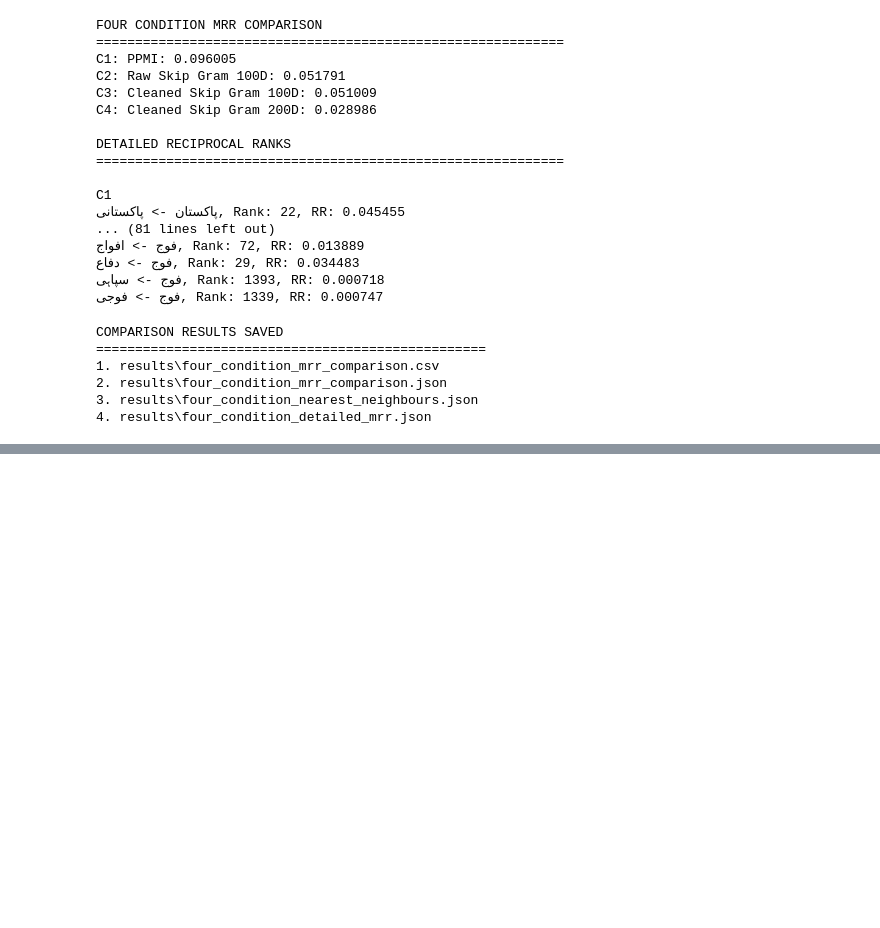
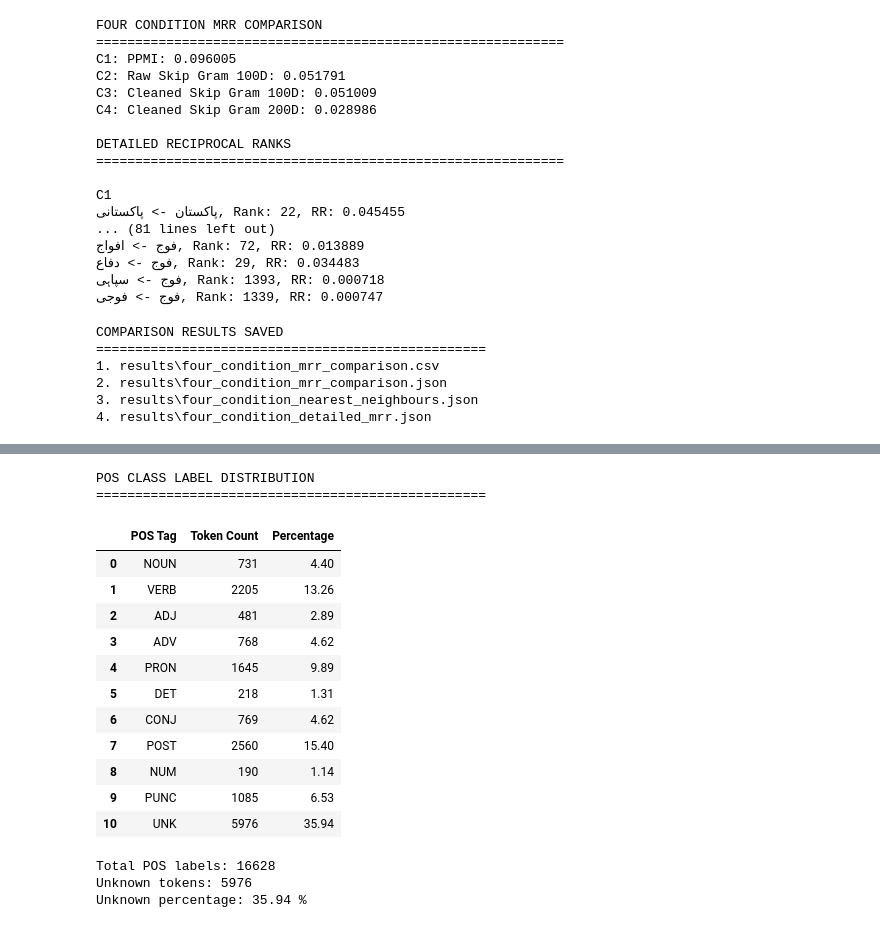
Before and after one commit to hajiqasim358/i24-8011-NLP-Assignment2, a Jupyter notebook: Assignment_2.ipynb, the cells around one changed output, grey strips where cells are left out. Cells and saved outputs as stored; diff of their text form; code cells hidden in the pictures; blank space fills up the shorter version.

```diff
--- a/Assignment_2.ipynb
+++ b/Assignment_2.ipynb
@@ -5938,0 +7292,11 @@ COMPARISON RESULTS SAVED
+# %%
+# Test improved POS tagger
+
+sample_tokens = selected_sentences[0]["tokens"]
+sample_tags = pos_tagger(sample_tokens)
+
+print("Improved POS annotations")
+print("=" * 60)
+
+for token, tag in zip(sample_tokens, sample_tags):
+    print(f"{token:20s} {tag}")
@@ -5938,0 +7366,65 @@ COMPARISON RESULTS SAVED
+# %%
+# Step 16: Calculate POS class distribution
+
+from collections import Counter
+import pandas as pd
+
+# Collect all POS labels
+all_pos_tags = []
+
+for record in selected_sentences:
+    all_pos_tags.extend(record["pos_tags"])
+
+# Count each POS category
+pos_counts = Counter(all_pos_tags)
+
+# Include all 11 specified categories
+pos_distribution = pd.DataFrame([
+    {
+        "POS Tag": tag,
+        "Token Count": pos_counts.get(tag, 0),
+        "Percentage": round(
+            (pos_counts.get(tag, 0) / len(all_pos_tags)) * 100, 2
+        )
+    }
+    for tag in POS_TAGS
+])
+
+# Display distribution
+print("POS CLASS LABEL DISTRIBUTION")
+print("=" * 50)
+
+display(pos_distribution)
+
+print("\nTotal POS labels:", sum(pos_counts.values()))
+print("Unknown tokens:", pos_counts.get("UNK", 0))
+print(
+    "Unknown percentage:",
+    round(pos_counts.get("UNK", 0) / len(all_pos_tags) * 100, 2),
+    "%"
+)
+
+# Save distribution
+pos_distribution.to_csv(
+    "results/pos_class_distribution.csv",
+    index=False,
+    encoding="utf-8-sig"
+)
+# %% [output]
+POS CLASS LABEL DISTRIBUTION
+==================================================
+|  | POS Tag | Token Count | Percentage |
+| 0 | NOUN | 731 | 4.40 |
+| 1 | VERB | 2205 | 13.26 |
+| 2 | ADJ | 481 | 2.89 |
+| 3 | ADV | 768 | 4.62 |
+| 4 | PRON | 1645 | 9.89 |
+| 5 | DET | 218 | 1.31 |
+| 6 | CONJ | 769 | 4.62 |
+| 7 | POST | 2560 | 15.40 |
+| 8 | NUM | 190 | 1.14 |
+| 9 | PUNC | 1085 | 6.53 |
+| 10 | UNK | 5976 | 35.94 |
+Total POS labels: 16628
+Unknown tokens: 5976
+Unknown percentage: 35.94 %
```
Also changed, not shown: parts of 37 cells of this notebook, 1 other file.
